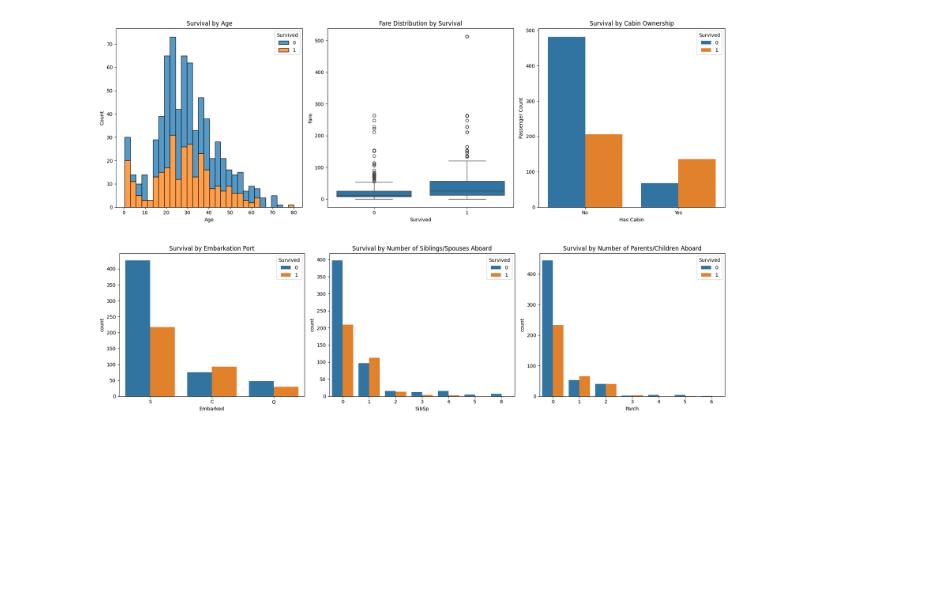
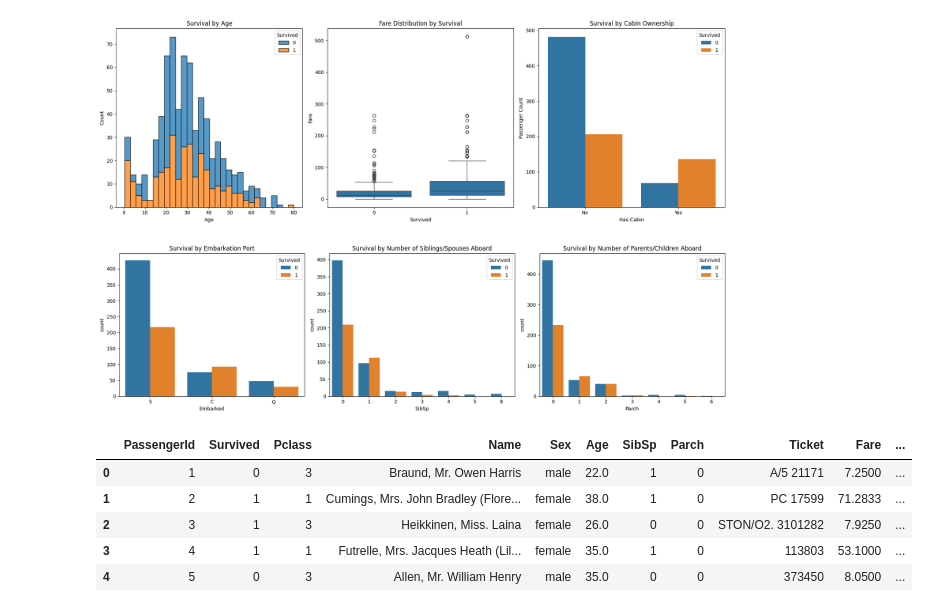
Before and after one commit to shaokoth/kaggle-titanic, a Jupyter notebook: notebook/main.ipynb, the cells around one changed output. Saved outputs shown, nothing was run; the diff lists cells and outputs as text; code cells hidden in the pictures; blank space fills up the shorter version.

```diff
--- a/notebook/main.ipynb
+++ b/notebook/main.ipynb
@@ -125,3 +130,45 @@ plt.tight_layout()
 plt.show()
 # %% [output]
 [figure]
+# %%
+# def preprocess(df):
+    # df = df.copy()  # Avoid modifying original data
+
+    # # Fill missing values
+    # df["Age"] = df["Age"].fillna(df["Age"].median())
+    # df["Embarked"] = df["Embarked"].fillna(df["Embarked"].mode()[0])
+    # df["Fare"] = df["Fare"].fillna(df["Fare"].median())
+
+    # # Convert categorical variables
+    # df["Sex"] = df["Sex"].replace({"male": 0, "female": 1})
+    # df["Embarked"] = df["Embarked"].replace({"S": 0, "C": 2, "Q": 1})
+    # df['Pclass'] = df['Pclass'].map({1: 0, 2: 1, 3: 2})
+
+    # return df
+
+
+# Clean and prepare Titanic dataset
+import pandas as pd
+train = pd.read_csv("../data/train.csv")
+test = pd.read_csv("../data/test.csv")
+
+train.fillna({'Embarked': train['Embarked'].mode()[0]}, inplace=True)
+test.fillna({'Embarked': train['Embarked'].mode()[0]}, inplace=True)
+
+# Fill missing Fare in the test set with median
+test.fillna({'Fare': test['Fare'].median()}, inplace=True)
+
+# Fill missing Age with median based on Sex and Pclass
+train['Age'] = train.groupby(['Sex','Pclass'])['Age'].transform(lambda x: x.fillna(x.median()))
+test['Age'] = test.groupby(['Sex','Pclass'])['Age'].transform(lambda x: x.fillna(x.median()))
+
+train.drop(columns=['Cabin'], inplace=True)
+
+train.head()
+# %% [output]
+|  | PassengerId | Survived | Pclass | Name | Sex | Age | SibSp | Parch | Ticket | Fare | ... |
+| 0 | 1 | 0 | 3 | Braund, Mr. Owen Harris | male | 22.0 | 1 | 0 | A/5 21171 | 7.2500 | ... |
+| 1 | 2 | 1 | 1 | Cumings, Mrs. John Bradley (Flore... | female | 38.0 | 1 | 0 | PC 17599 | 71.2833 | ... |
+| 2 | 3 | 1 | 3 | Heikkinen, Miss. Laina | female | 26.0 | 0 | 0 | STON/O2. 3101282 | 7.9250 | ... |
+| 3 | 4 | 1 | 1 | Futrelle, Mrs. Jacques Heath (Lil... | female | 35.0 | 1 | 0 | 113803 | 53.1000 | ... |
+| 4 | 5 | 0 | 3 | Allen, Mr. William Henry | male | 35.0 | 0 | 0 | 373450 | 8.0500 | ... |
```
Also changed, not shown: parts of 11 cells of this notebook.
